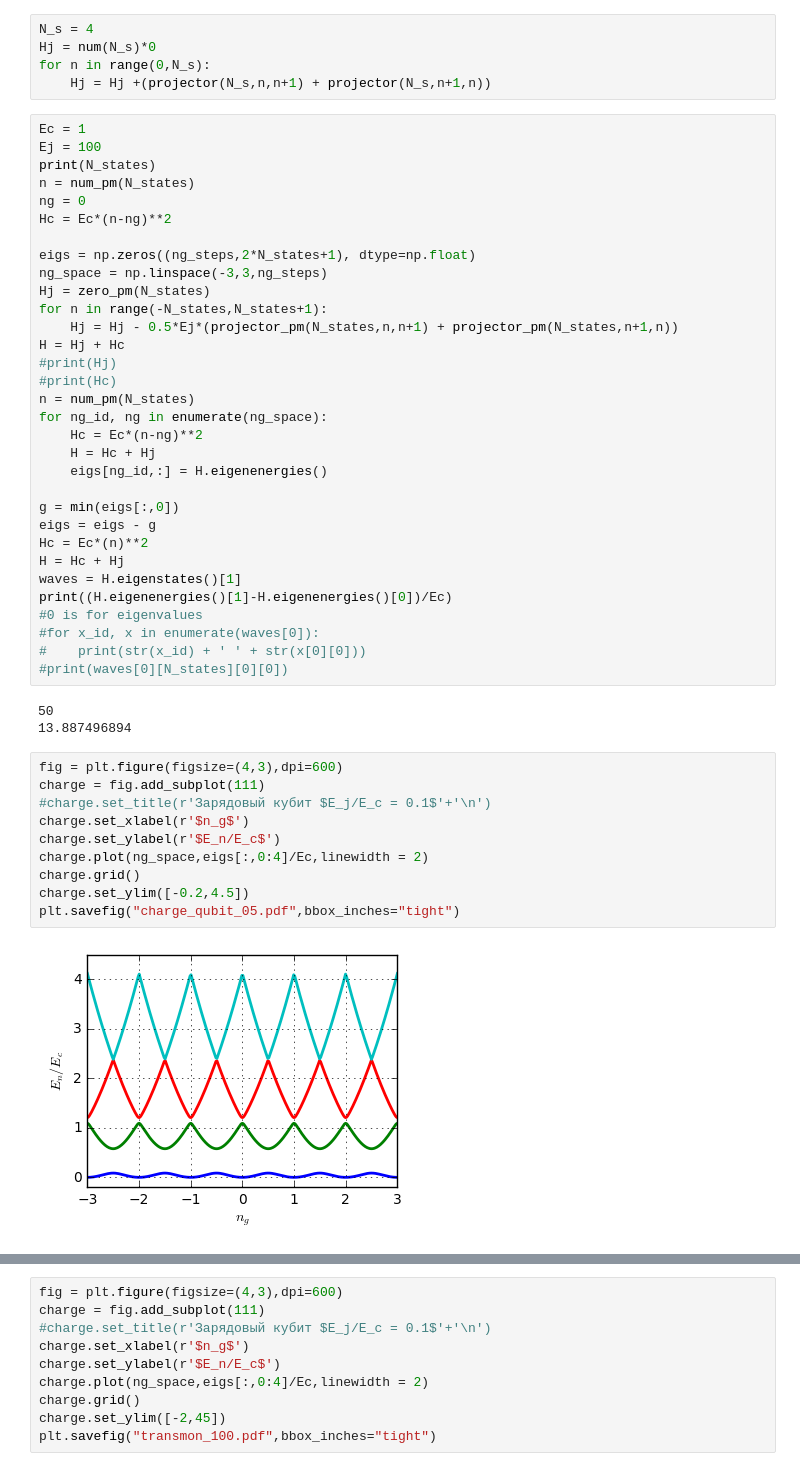
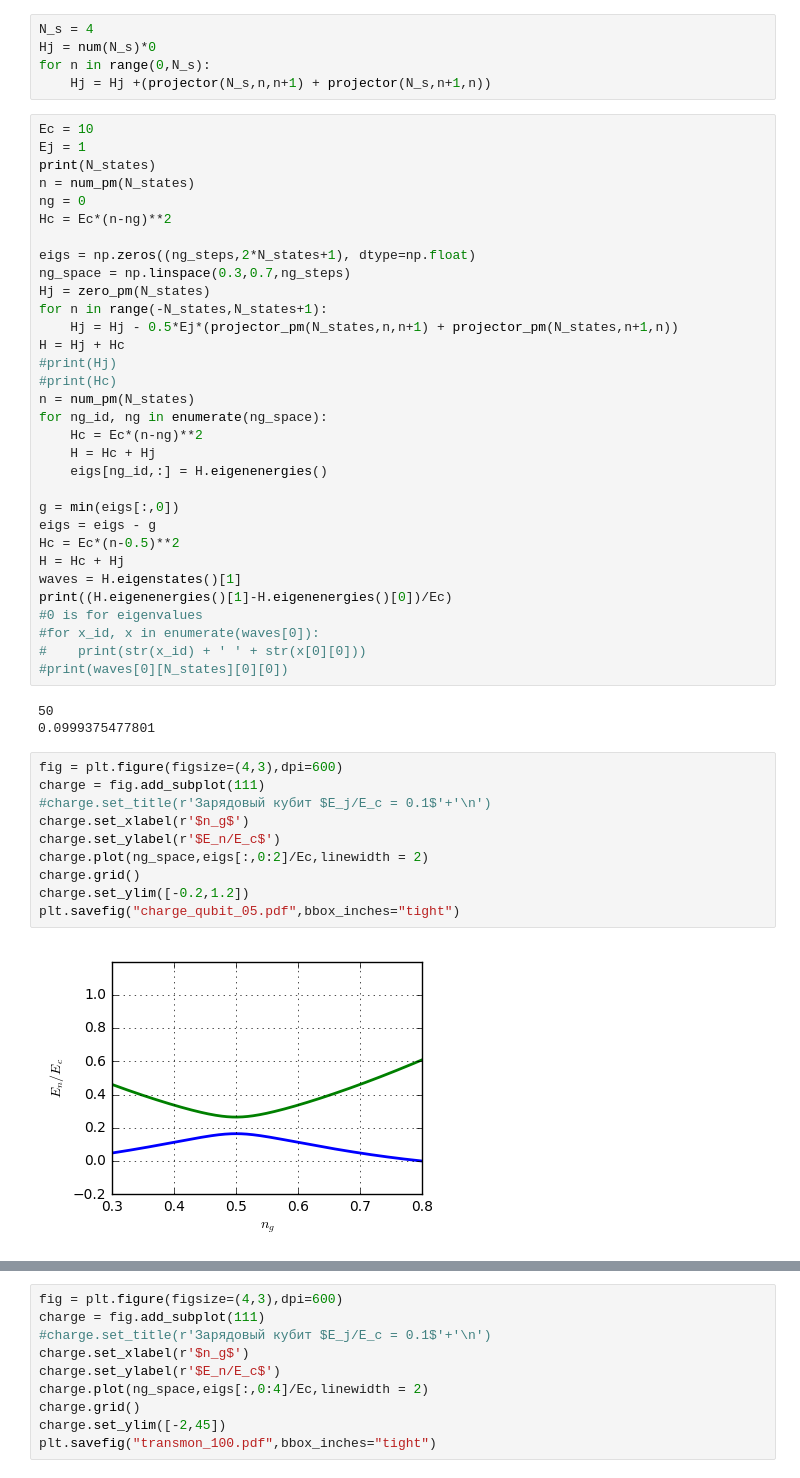
Before and after one commit to safoex/qubitlab, a Jupyter notebook: python/qutip/charge.ipynb, the cells around one changed output, grey strips where cells are left out. Drawn from its saved outputs; the diff is of its cells as text.

```diff
--- a/python/qutip/charge.ipynb
+++ b/python/qutip/charge.ipynb
@@ -39,15 +39,15 @@ Hj = num(N_s)*0
 for n in range(0,N_s):
     Hj = Hj +(projector(N_s,n,n+1) + projector(N_s,n+1,n))
 # %%
-Ec = 1
-Ej = 100
+Ec = 10
+Ej = 1
 print(N_states)
 n = num_pm(N_states)
 ng = 0
 Hc = Ec*(n-ng)**2
 
 eigs = np.zeros((ng_steps,2*N_states+1), dtype=np.float)
-ng_space = np.linspace(-3,3,ng_steps)
+ng_space = np.linspace(0.3,0.7,ng_steps)
 Hj = zero_pm(N_states)
 for n in range(-N_states,N_states+1):
     Hj = Hj - 0.5*Ej*(projector_pm(N_states,n,n+1) + projector_pm(N_states,n+1,n))
@@ -62,7 +62,7 @@ for ng_id, ng in enumerate(ng_space):
 
 g = min(eigs[:,0])
 eigs = eigs - g
-Hc = Ec*(n)**2
+Hc = Ec*(n-0.5)**2
 H = Hc + Hj
 waves = H.eigenstates()[1]
 print((H.eigenenergies()[1]-H.eigenenergies()[0])/Ec)
@@ -72,16 +72,16 @@ print((H.eigenenergies()[1]-H.eigenenergies()[0])/Ec)
 #print(waves[0][N_states][0][0])
 # %% [output]
 50
-13.887496894
+0.0999375477801
 # %%
 fig = plt.figure(figsize=(4,3),dpi=600)
 charge = fig.add_subplot(111)
 #charge.set_title(r'Зарядовый кубит $E_j/E_c = 0.1$'+'\n')
 charge.set_xlabel(r'$n_g$')
 charge.set_ylabel(r'$E_n/E_c$')
-charge.plot(ng_space,eigs[:,0:4]/Ec,linewidth = 2)
+charge.plot(ng_space,eigs[:,0:2]/Ec,linewidth = 2)
 charge.grid()
-charge.set_ylim([-0.2,4.5])
+charge.set_ylim([-0.2,1.2])
 plt.savefig("charge_qubit_05.pdf",bbox_inches="tight")
 # %% [output]
-[figure, old version]
+[figure, new version]
```
Also changed, not shown: parts of 2 cells of this notebook, 2 other files.
